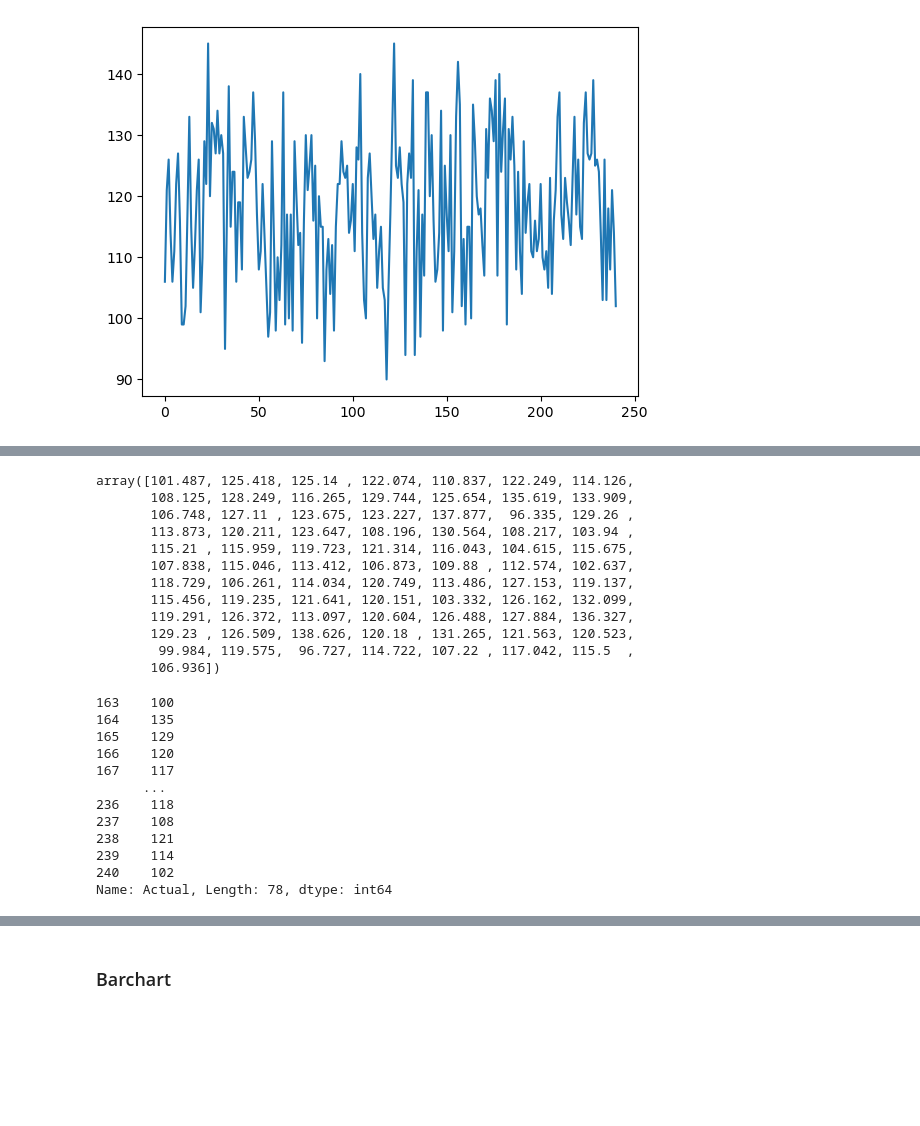
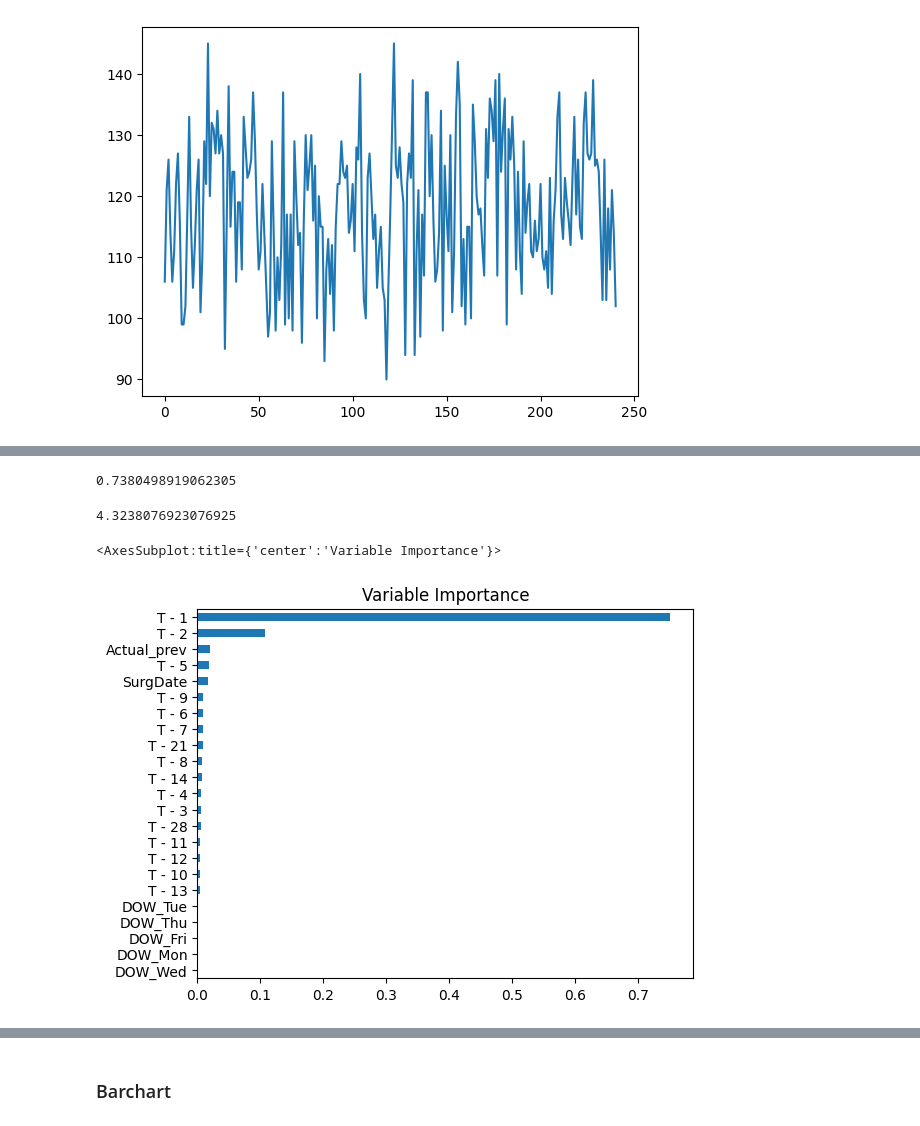
Before and after one commit to HenryLiang-123/MSiA_410, a Jupyter notebook: HW2.ipynb, the cells around one changed output, grey strips where cells are left out. Saved outputs shown, nothing was run; the diff lists cells and outputs as text; code cells hidden in the pictures; blank space fills up the shorter version.

```diff
--- a/HW2.ipynb
+++ b/HW2.ipynb
@@ -103,33 +108,31 @@ dtype('int64')
-# %%
-rf = RandomForestRegressor(n_estimators=1000)
-rf.fit(train_x, train_y)
-
-rf.predict(test_x)
-# %% [output]
-array([101.487, 125.418, 125.14 , 122.074, 110.837, 122.249, 114.126,
-       108.125, 128.249, 116.265, 129.744, 125.654, 135.619, 133.909,
-       106.748, 127.11 , 123.675, 123.227, 137.877,  96.335, 129.26 ,
-       113.873, 120.211, 123.647, 108.196, 130.564, 108.217, 103.94 ,
-       115.21 , 115.959, 119.723, 121.314, 116.043, 104.615, 115.675,
-       107.838, 115.046, 113.412, 106.873, 109.88 , 112.574, 102.637,
-       118.729, 106.261, 114.034, 120.749, 113.486, 127.153, 119.137,
-       115.456, 119.235, 121.641, 120.151, 103.332, 126.162, 132.099,
-       119.291, 126.372, 113.097, 120.604, 126.488, 127.884, 136.327,
-       129.23 , 126.509, 138.626, 120.18 , 131.265, 121.563, 120.523,
-        99.984, 119.575,  96.727, 114.722, 107.22 , 117.042, 115.5  ,
-       106.936])
-# %%
-test_y
-# %% [output]
-163    100
-164    135
-165    129
-166    120
-167    117
-      ...
-236    118
-237    108
-238    121
-239    114
-240    102
-Name: Actual, Length: 78, dtype: int64
+# %%
+# RF can be used for time series in this case.
+# Normally, the rows of time series data are correlated, and will thus lose correlation when we do bootstrapping
+# Days of week have been onehot encoded, and there are lagged versions of target variables (previous day actual surgeries).
+
+rf = RandomForestRegressor(n_estimators = 1000, oob_score = True, random_state = 123)
+rf.fit(train_x, train_y)
+pred = rf.predict(test_x)
+# train set out-of-bag error
+rf.oob_score_
+# %%
+# test set out-of-bag error
+rf2 = RandomForestRegressor(n_estimators = 1000, oob_score = True, random_state = 123)
+rf2.fit(test_x, test_y)
+rf2.oob_score_
+# %% [output]
+0.7380498919062305
+# %%
+# MAE is a better evaluation metric
+# It makes more sense to say on average, how large of an error we can expect
+stats.mean(abs(np.array(test_y) - np.array(pred)))
+# %% [output]
+4.3238076923076925
+# %%
+# Variable Importance
+importances = rf.feature_importances_
+forest_importances = pd.Series(sorted(importances), index=train_x.columns[np.argsort(importances)])
+forest_importances.plot(kind = 'barh', title = "Variable Importance")
+# %% [output]
+<AxesSubplot:title={'center':'Variable Importance'}>
+[figure, added]
```
Also changed, not shown: parts of 5 cells of this notebook.
